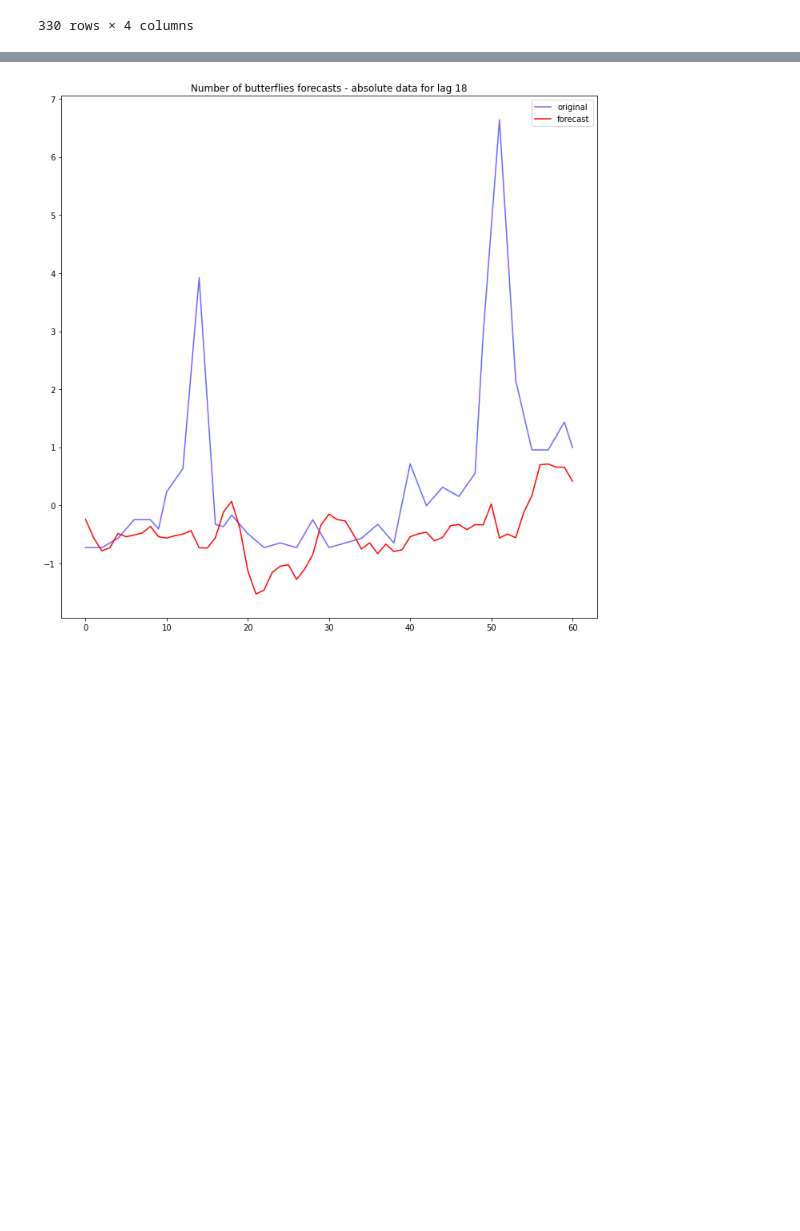
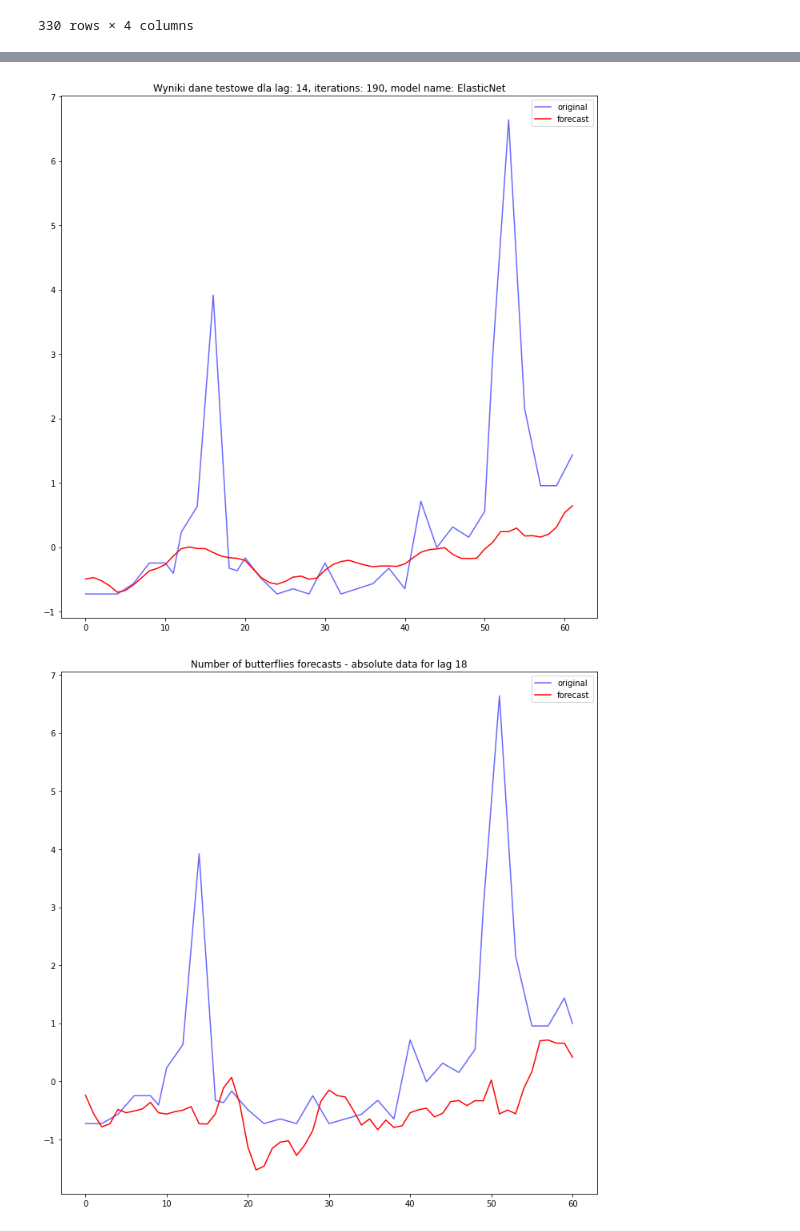
Before and after one commit to Ligerd/research_project, a Jupyter notebook: code/Ręczna_regresja.ipynb, the cells around one changed output, grey strips where cells are left out. Drawn from its saved outputs; the diff is of its cells as text; code cells hidden in the pictures; blank space fills up the shorter version.

```diff
--- a/code/Ręczna_regresja.ipynb
+++ b/code/Ręczna_regresja.ipynb
@@ -493 +575,7 @@ y_pred_all = {"ElasticNet": {}, "PolynomialRidgeRegression": {}}
+# %%
+make_plot_for_params(y_test_all.get('ElasticNet').get(14).get(190),
+                     y_pred_all.get('ElasticNet').get(14).get(190),
+                    14, 190, "ElasticNet")
+# %% [output]
+[figure, added]
 # %%
```
Also changed, not shown: parts of 27 cells of this notebook.
